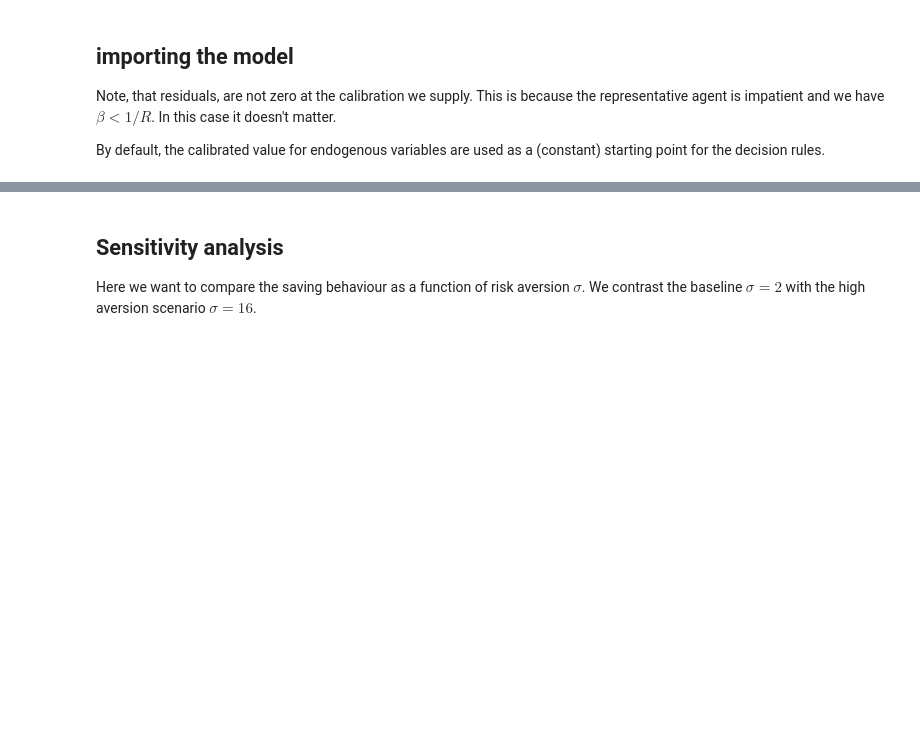
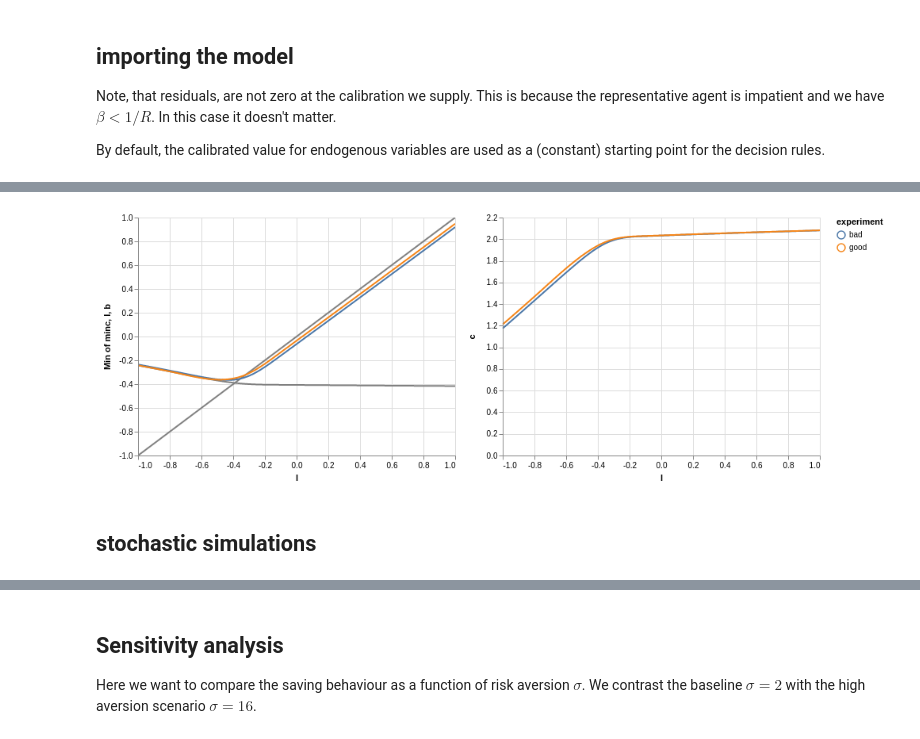
Before and after one commit to EconForge/dolo.py, a Jupyter notebook: examples/notebooks/sudden_stop.ipynb, the cells around one changed output, grey strips where cells are left out. Cells and saved outputs as stored; diff of their text form; code cells hidden in the pictures; blank space fills up the shorter version.

```diff
--- a/examples/notebooks/sudden_stop.ipynb
+++ b/examples/notebooks/sudden_stop.ipynb
@@ -94,0 +128,4 @@ NameError: name 'mdr' is not defined
+# %%
+# first we need to convert data into flat format
+df = pandas.concat([tab0, tab1], keys=['bad','good'], names=['experiment'])
+df = df.reset_index().drop(columns=['level_1']) # maybe there is a more elegant option here
@@ -95,2 +134,15 @@ NameError: name 'mdr' is not defined
+# %%
+# then we can play
+base = alt.Chart(df).mark_line()
+ch1 = base.encode(x='l', y='b', color='experiment').interactive()
+ch1_min = base.mark_line(color='grey').transform_calculate(minc=f'{lam_inf}*datum.c').encode(x='l',y=alt.Y('minc:Q', aggregate='min'))
+ch1_max = base.mark_line(color='grey').encode(x='l',y='l')
+ch2 = base.encode(x='l', y='c', color='experiment')
+
+(ch1_min+ch1_max+ch1|ch2)
+# %% [output]
+[figure, added]
+# %% [markdown]
+## stochastic simulations
 # %%
 i_0 = 1 # we start from the good state
```
Also changed, not shown: parts of 18 cells of this notebook, 5 other files.
